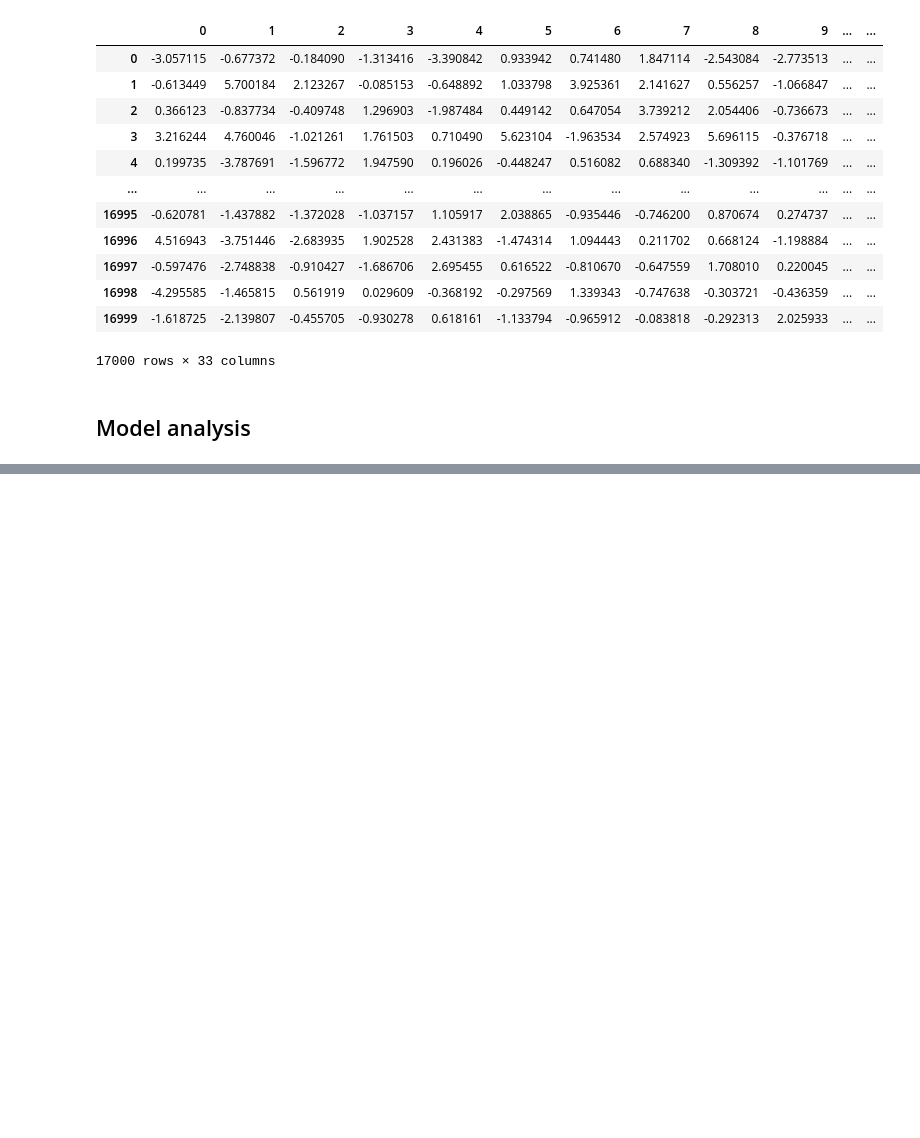
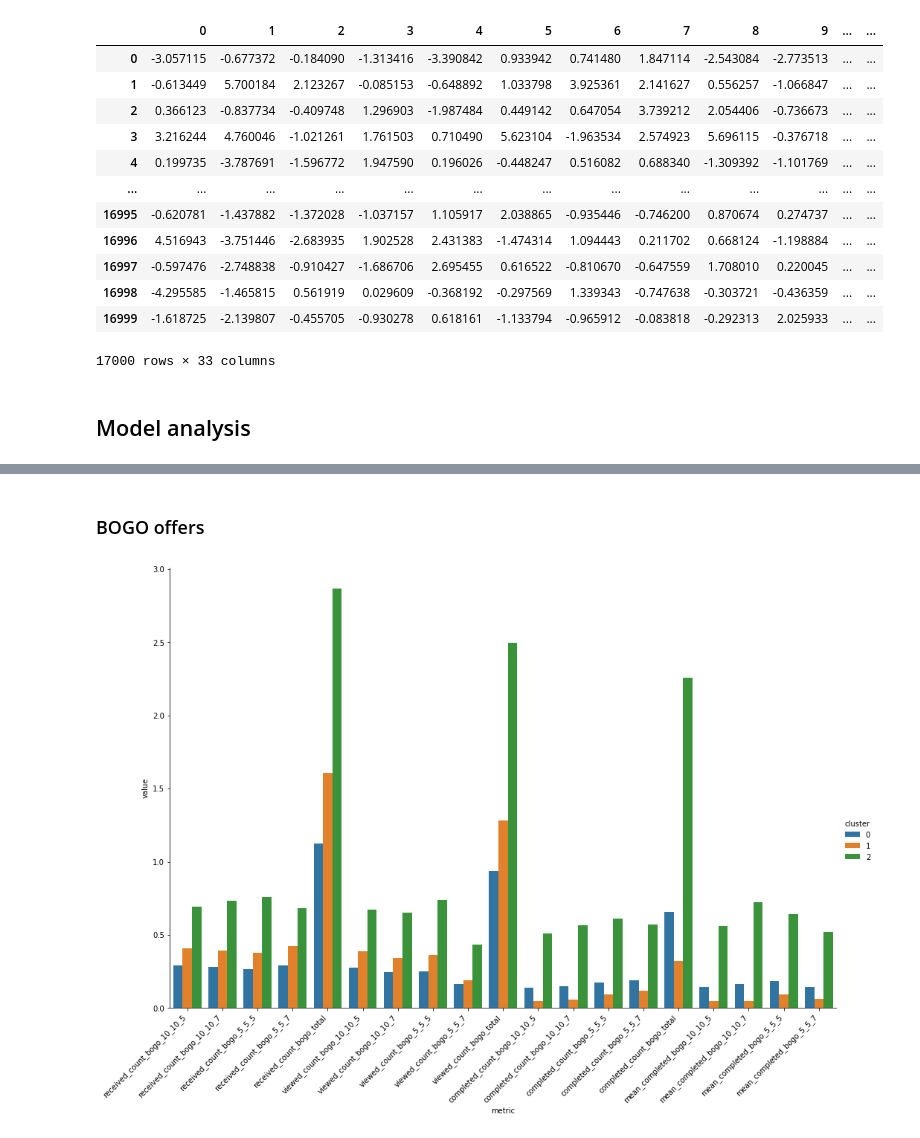
Before and after one commit to trant22t/data-science-nanodegree, a Jupyter notebook: starbucks_optimization_strategy/customer_segmentation/main.ipynb, the cells around one changed output, grey strips where cells are left out. Cells and saved outputs as stored; diff of their text form; code cells hidden in the pictures; blank space fills up the shorter version.

```diff
--- a/starbucks_optimization_strategy/customer_segmentation/customer_segmentation_2.ipynb
+++ b/starbucks_optimization_strategy/customer_segmentation/main.ipynb
@@ -496,3 +491,18 @@ pca_df
 17000 rows × 33 columns
 # %% [markdown]
 ## Model analysis
+# %%
+def melt_centers_df(centers_df, condition):
+    return (
+        centers_df
+        .melt(id_vars='cluster', var_name='metric')
+        .query(condition, engine='python')
+        .reset_index(drop=True)
+    )
+
+
+def plot_centers_by_var(df):
+    (
+        sns.catplot(x='metric', y='value', hue='cluster', data=df, kind='bar', height=9, aspect=1.5)
+        .set_xticklabels(rotation=45, horizontalalignment='right')
+    );
@@ -521,0 +546,7 @@ plt.show()
+# %% [markdown]
+### BOGO offers
+# %%
+bogo_centers = melt_centers_df(centers_df, 'metric.str.contains("bogo")')
+plot_centers_by_var(bogo_centers)
+# %% [output]
+[figure, added]
```
Also changed, not shown: parts of 24 cells of this notebook, 2 other files.
